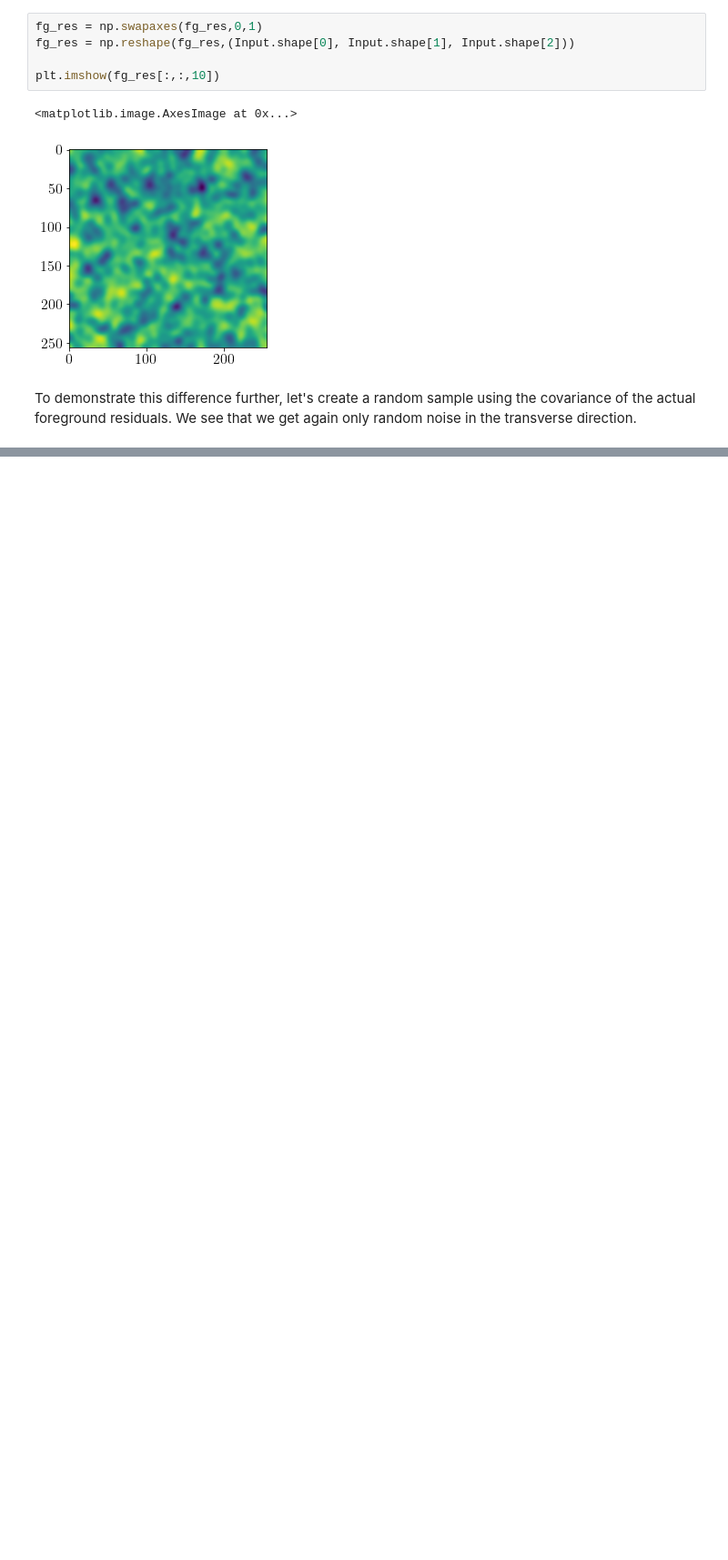
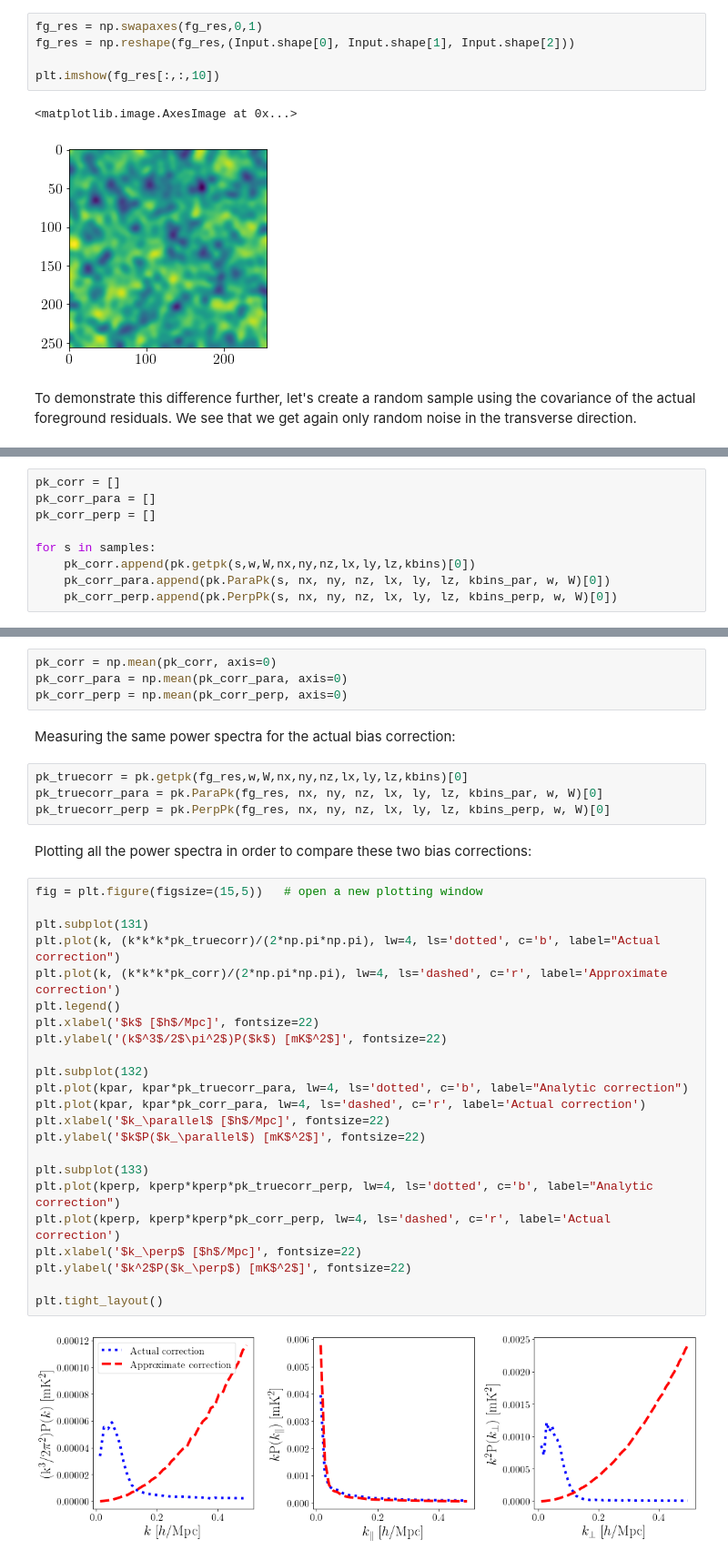
Before and after one commit to paulassoares/gpr4im, a Jupyter notebook: Jupyter Notebooks/bias_correction.ipynb, the cells around one changed output, grey strips where cells are left out. Shown at 91% size. Drawn from its saved outputs; the diff is of its cells as text; blank space fills up the shorter version.

```diff
--- a/Jupyter Notebooks/bias_correction.ipynb
+++ b/Jupyter Notebooks/bias_correction.ipynb
@@ -425,0 +226,9 @@ Text(0.5, 1.0, 'PCA (Nfg = 2) cleaned/True HI')
+# %%
+pk_corr = []
+pk_corr_para = []
+pk_corr_perp = []
+
+for s in samples:
+    pk_corr.append(pk.getpk(s,w,W,nx,ny,nz,lx,ly,lz,kbins)[0])
+    pk_corr_para.append(pk.ParaPk(s, nx, ny, nz, lx, ly, lz, kbins_par, w, W)[0])
+    pk_corr_perp.append(pk.PerpPk(s, nx, ny, nz, lx, ly, lz, kbins_perp, w, W)[0])
@@ -425,0 +237,37 @@ Text(0.5, 1.0, 'PCA (Nfg = 2) cleaned/True HI')
+# %%
+pk_corr = np.mean(pk_corr, axis=0)
+pk_corr_para = np.mean(pk_corr_para, axis=0)
+pk_corr_perp = np.mean(pk_corr_perp, axis=0)
+# %% [markdown]
+Measuring the same power spectra for the actual bias correction:
+# %%
+pk_truecorr = pk.getpk(fg_res,w,W,nx,ny,nz,lx,ly,lz,kbins)[0]
+pk_truecorr_para = pk.ParaPk(fg_res, nx, ny, nz, lx, ly, lz, kbins_par, w, W)[0]
+pk_truecorr_perp = pk.PerpPk(fg_res, nx, ny, nz, lx, ly, lz, kbins_perp, w, W)[0]
+# %% [markdown]
+Plotting all the power spectra in order to compare these two bias corrections:
+# %%
+fig = plt.figure(figsize=(15,5))   # open a new plotting window
+
+plt.subplot(131)
+plt.plot(k, (k*k*k*pk_truecorr)/(2*np.pi*np.pi), lw=4, ls='dotted', c='b', label="Actual correction")
+plt.plot(k, (k*k*k*pk_corr)/(2*np.pi*np.pi), lw=4, ls='dashed', c='r', label='Approximate correction')
+plt.legend()
+plt.xlabel('$k$ [$h$/Mpc]', fontsize=22)
+plt.ylabel('(k$^3$/2$\pi^2$)P($k$) [mK$^2$]', fontsize=22)
+
+plt.subplot(132)
+plt.plot(kpar, kpar*pk_truecorr_para, lw=4, ls='dotted', c='b', label="Analytic correction")
+plt.plot(kpar, kpar*pk_corr_para, lw=4, ls='dashed', c='r', label='Actual correction')
+plt.xlabel('$k_\parallel$ [$h$/Mpc]', fontsize=22)
+plt.ylabel('$k$P($k_\parallel$) [mK$^2$]', fontsize=22)
+
+plt.subplot(133)
+plt.plot(kperp, kperp*kperp*pk_truecorr_perp, lw=4, ls='dotted', c='b', label="Analytic correction")
+plt.plot(kperp, kperp*kperp*pk_corr_perp, lw=4, ls='dashed', c='r', label='Actual correction')
+plt.xlabel('$k_\perp$ [$h$/Mpc]', fontsize=22)
+plt.ylabel('$k^2$P($k_\perp$) [mK$^2$]', fontsize=22)
+
+plt.tight_layout()
+# %% [output]
+[figure, added]
```
Also changed, not shown: parts of 46 cells of this notebook, 1 other file.
